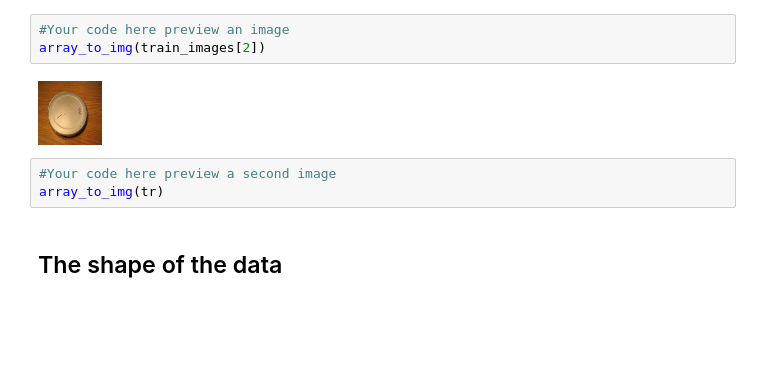
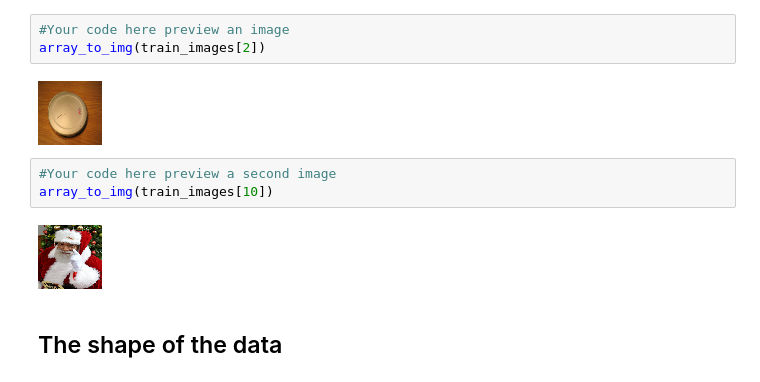
Before and after one commit to mgreatorex10/dsc-enterprise-deloitte-dl-introduction-to-neural-networks-lab-deloitte-online-ds-050520, a Jupyter notebook: index.ipynb, the cells around one changed output. Saved outputs shown, nothing was run; the diff lists cells and outputs as text; blank space fills up the shorter version.

```diff
--- a/index.ipynb
+++ b/index.ipynb
@@ -63,7 +63,9 @@ array_to_img(train_images[2])
 [figure]
 # %%
 #Your code here preview a second image
-array_to_img(tr)
+array_to_img(train_images[10])
+# %% [output]
+[figure, added]
 # %% [markdown]
 ## The shape of the data
 # %% [markdown]
```
